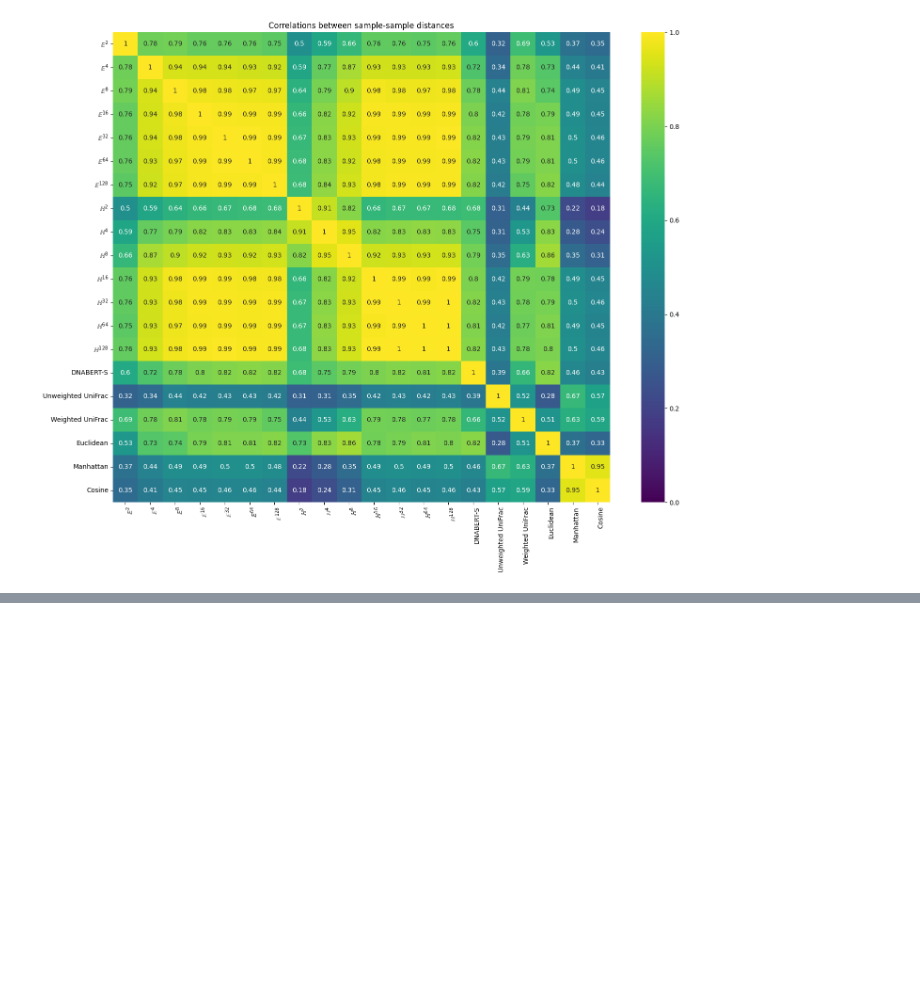
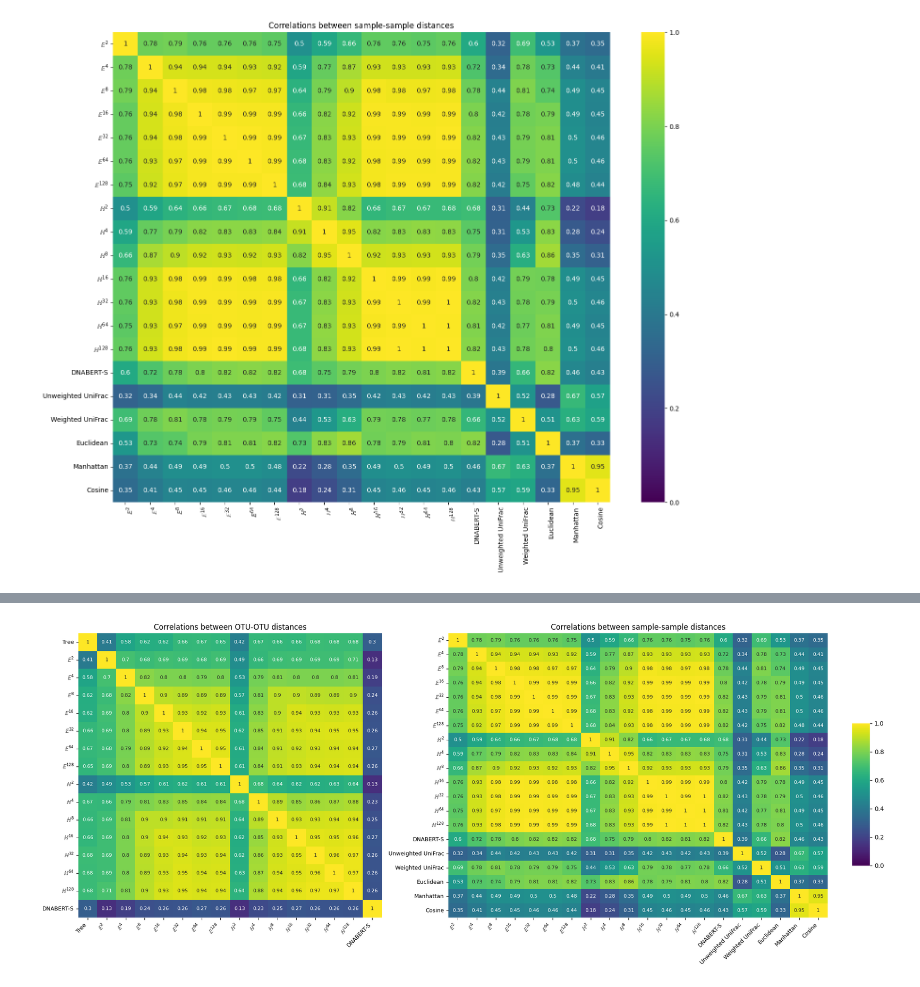
Before and after one commit to pchlenski/mix, a Jupyter notebook: notebooks/2_distances.ipynb, the cells around one changed output, grey strips where cells are left out. Cells and saved outputs as stored; diff of their text form; code cells hidden in the pictures; blank space fills up the shorter version.

```diff
--- a/notebooks/2_distances.ipynb
+++ b/notebooks/2_distances.ipynb
@@ -310,0 +320,96 @@ Max correlation: 1.000
+# %%
+import pandas as pd
+import numpy as np
+import matplotlib.pyplot as plt
+import seaborn as sns
+from matplotlib import gridspec
+
+# Load and process the first correlation matrix
+correlations_varp = pd.read_csv("../results/varp_distance_correlations.csv", index_col=0)
+order_varp = [
+    ("gg_tree_distances", "Tree"),
+    ("E2", "$\\mathbb{E}^2$"),
+    ("E4", "$\\mathbb{E}^4$"),
+    ("E8", "$\\mathbb{E}^8$"),
+    ("E16", "$\\mathbb{E}^{16}$"),
+    ("E32", "$\\mathbb{E}^{32}$"),
+    ("E64", "$\\mathbb{E}^{64}$"),
+    ("E128", "$\\mathbb{E}^{128}$"),
+    ("H2", "$\\mathbb{H}^2$"),
+    ("H4", "$\\mathbb{H}^4$"),
+    ("H8", "$\\mathbb{H}^8$"),
+    ("H16", "$\\mathbb{H}^{16}$"),
+    ("H32", "$\\mathbb{H}^{32}$"),
+    ("H64", "$\\mathbb{H}^{64}$"),
+    ("H128", "$\\mathbb{H}^{128}$"),
+    ("dnabert-s", "DNABERT-S"),
+]
+correlations_varp = correlations_varp.loc[[x[0] for x in order_varp], [x[0] for x in order_varp]]
+np.fill_diagonal(correlations_varp.values, 1.0)
+correlations_varp = correlations_varp.rename(index=dict(order_varp), columns=dict(order_varp))
+
+# Load and process the second correlation matrix
+correlations_obsp = pd.read_csv("../results/obsp_distance_correlations.csv", index_col=0)
+order_obsp = [
+    ("E2", "$\\mathbb{E}^2$"),
+    ("E4", "$\\mathbb{E}^4$"),
+    ("E8", "$\\mathbb{E}^8$"),
+    ("E16", "$\\mathbb{E}^{16}$"),
+    ("E32", "$\\mathbb{E}^{32}$"),
+    ("E64", "$\\mathbb{E}^{64}$"),
+    ("E128", "$\\mathbb{E}^{128}$"),
+    ("H2", "$\\mathbb{H}^2$"),
+    ("H4", "$\\mathbb{H}^4$"),
+    ("H8", "$\\mathbb{H}^8$"),
+    ("H16", "$\\mathbb{H}^{16}$"),
+    ("H32", "$\\mathbb{H}^{32}$"),
+    ("H64", "$\\mathbb{H}^{64}$"),
+    ("H128", "$\\mathbb{H}^{128}$"),
+    ("dnabert-s", "DNABERT-S"),
+    ("unweighted_unifrac", "Unweighted UniFrac"),
+    ("weighted_unifrac", "Weighted UniFrac"),
+    ("euclidean", "Euclidean"),
+    ("manhattan", "Manhattan"),
+    ("cosine", "Cosine"),
+]
+correlations_obsp = correlations_obsp.loc[[x[0] for x in order_obsp], [x[0] for x in order_obsp]]
+np.fill_diagonal(correlations_obsp.values, 1.0)
+correlations_obsp = correlations_obsp.rename(index=dict(order_obsp), columns=dict(order_obsp))
+
+# Calculate the width ratio based on the number of entries in each matrix
+varp_size = len(correlations_varp)
+obsp_size = len(correlations_obsp)
+width_ratio = [varp_size, obsp_size]
+
+# Create a figure with two subplots with proportional widths
+fig = plt.figure(figsize=(20, 8))
+gs = gridspec.GridSpec(1, 2, width_ratios=width_ratio)
+
+ax1 = plt.subplot(gs[0])
+ax2 = plt.subplot(gs[1])
+
+# Plot the first heatmap - no colorbar since it's the same as the second
+sns.heatmap(correlations_varp, annot=True, cmap="viridis", vmin=0, vmax=1, center=0.5, ax=ax1, cbar=False,
+            annot_kws={"size": 8})
+ax1.set_xticklabels(ax1.get_xticklabels(), rotation=45, ha="right", fontsize=9)
+ax1.set_yticklabels(ax1.get_yticklabels(), rotation=0, ha="right", fontsize=9)
+ax1.set_title("Correlations between OTU-OTU distances")
+
+# Plot the second heatmap
+cbar_ax = fig.add_axes([.92, .3, .02, .4])  # Position for colorbar
+sns.heatmap(correlations_obsp, annot=True, cmap="viridis", vmin=0, vmax=1, center=0.5, ax=ax2,
+            cbar_ax=cbar_ax, annot_kws={"size": 8})
+ax2.set_xticklabels(ax2.get_xticklabels(), rotation=45, ha="right", fontsize=9)
+ax2.set_yticklabels(ax2.get_yticklabels(), rotation=0, ha="right", fontsize=9)
+ax2.set_title("Correlations between sample-sample distances")
+
+# Adjust layout to prevent overlap
+plt.tight_layout(rect=[0, 0, 0.9, 1])  # Make room for the colorbar
+
+# Save the combined figure
+plt.savefig("../figures/combined_distance_correlations.pdf", bbox_inches="tight", dpi=300)
+
+# Show the combined figure
+plt.show()
+# %% [output]
+[figure, added]
```
Also changed, not shown: parts of 3 cells of this notebook, 26 other files.
